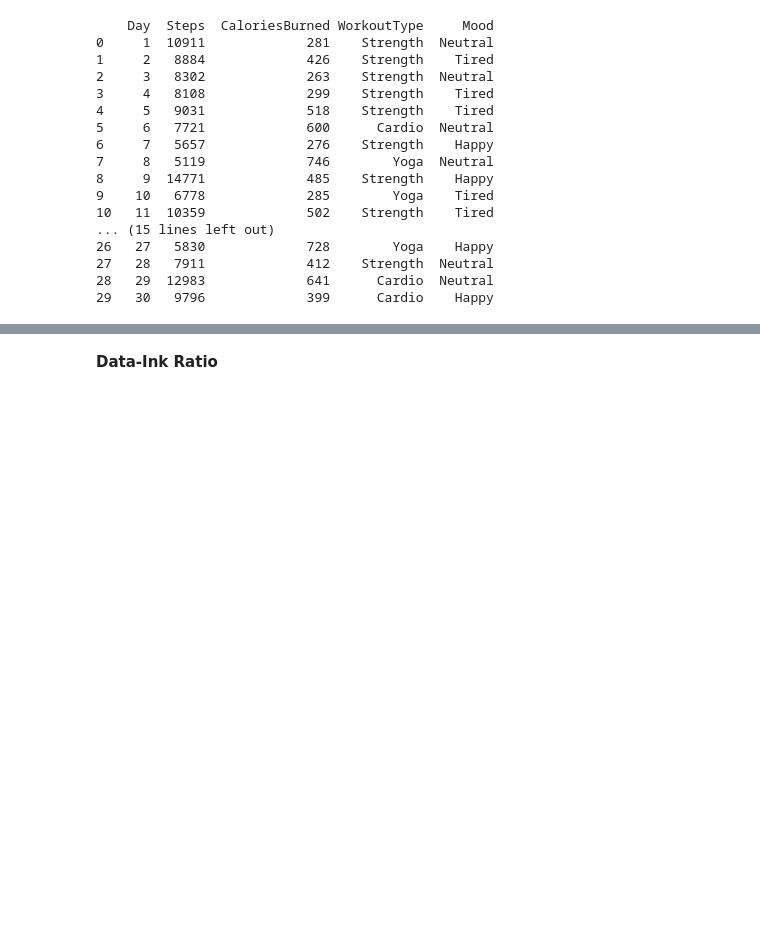
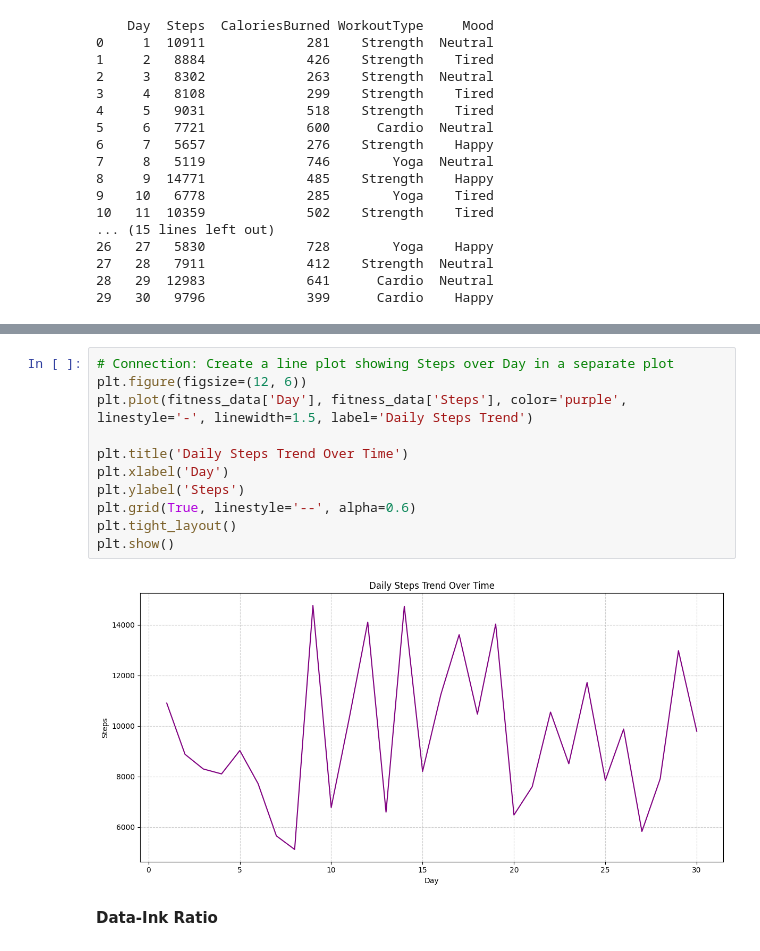
Before and after one commit to qmdmlot/CPE-031-Visualizations-and-Data-Analysis, a Jupyter notebook: Copy_of_Hands_On_Activity_6_|_Data_Visualization_and_Design.ipynb, the cells around one changed output, grey strips where cells are left out. Saved outputs shown, nothing was run; the diff lists cells and outputs as text; blank space fills up the shorter version.

```diff
--- a/Copy_of_Hands_On_Activity_6_|_Data_Visualization_and_Design.ipynb
+++ b/Copy_of_Hands_On_Activity_6_|_Data_Visualization_and_Design.ipynb
@@ -381,3 +380,16 @@ plt.show()
+# %%
+# Connection: Create a line plot showing Steps over Day in a separate plot
+plt.figure(figsize=(12, 6))
+plt.plot(fitness_data['Day'], fitness_data['Steps'], color='purple', linestyle='-', linewidth=1.5, label='Daily Steps Trend')
+
+plt.title('Daily Steps Trend Over Time')
+plt.xlabel('Day')
+plt.ylabel('Steps')
+plt.grid(True, linestyle='--', alpha=0.6)
+plt.tight_layout()
+plt.show()
+# %% [output]
+[figure, added]
 # %% [markdown]
 **Data-Ink Ratio**
 # %% [markdown]
```
Also changed, not shown: parts of 11 cells of this notebook.
